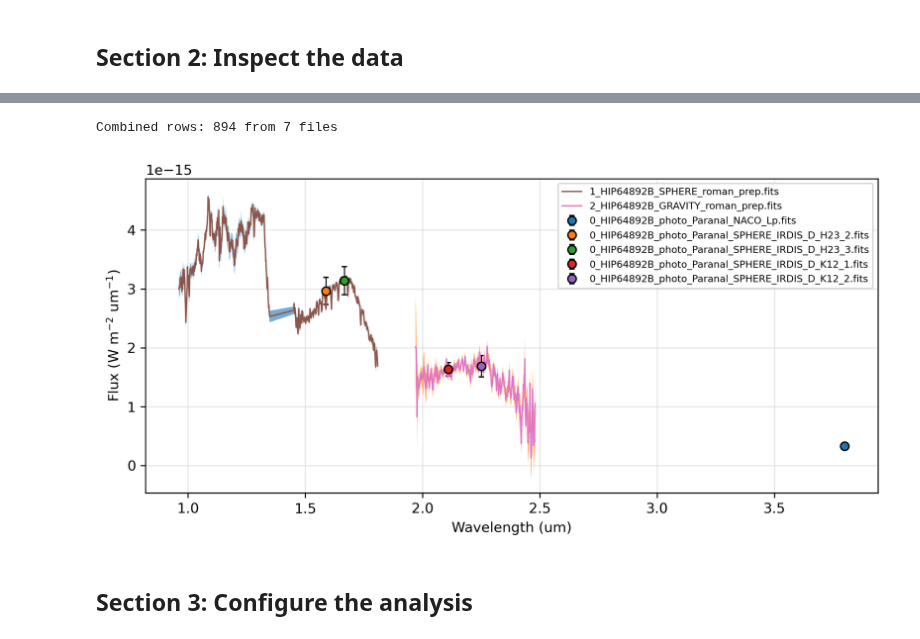
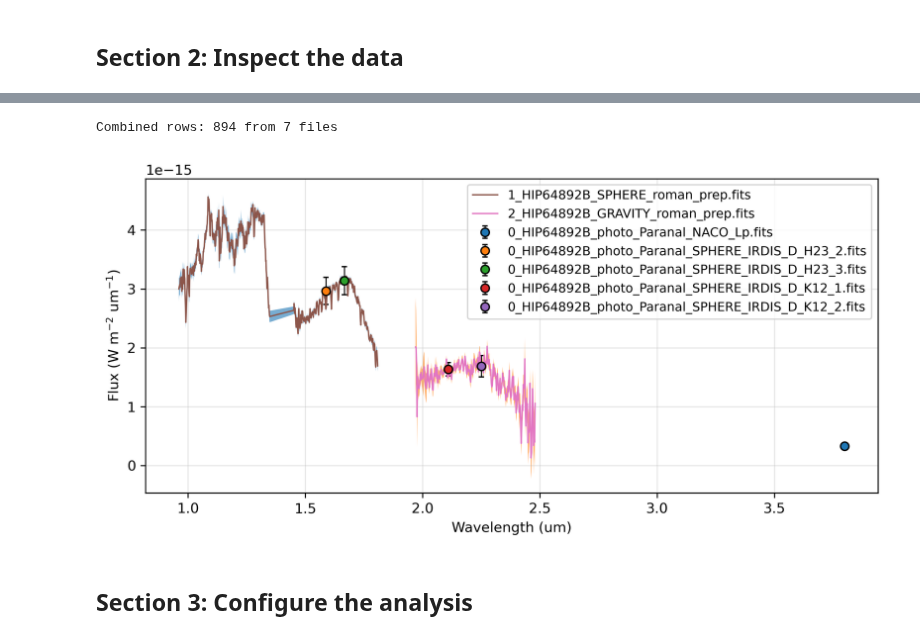
Before and after one commit to exoAtmospheres/ForMoSA, a Jupyter notebook: docs/tutorials/mosaic/hip64892b/tutorial_mosaic.ipynb, the cells around one changed output, grey strips where cells are left out. Saved outputs shown, nothing was run; the diff lists cells and outputs as text; code cells hidden in the pictures.

```diff
--- a/docs/tutorials/mosaic/hip64892b/tutorial_mosaic.ipynb
+++ b/docs/tutorials/mosaic/hip64892b/tutorial_mosaic.ipynb
@@ -202,25 +198,3 @@ HIP 64892 B is a bright, brown dwarf companion to the star HIP 64892
 - Teff: 2600 K
 # %% [markdown]
 ## Section 2: Inspect the data
-# %%
-from astropy.table import Table
-import matplotlib.pyplot as plt
-
-table = Table.read(PHOTO_FILE, format="fits")
-wav  = table["WAV"].data.astype(float)       # wavelength (µm)
-flx  = table["FLX"].data.astype(float)       # flux (W/m²/µm)
-err  = table["ERR"].data.astype(float)       # 1-σ uncertainty
-ins  = table["INS"].data                     # instrument names
-res  = table["RES"].data.astype(float)       # spectral resolution R = λ/Δλ
-
-print(f"Wavelength range : {wav.min():.4f} – {wav.max():.4f} µm")
-print(f"Number of points : {len(wav)}")
-print(f"Resolution R     : {res.mean():.0f} ± {res.std():.0f}  (mean ± std)")
-
-fig, ax = plt.subplots(figsize=(8, 4), sharex=True, dpi=300)
-ax.errorbar(wav, flx, yerr=err, color="C0", lw=0.8, label="AB Pic b  (SINFONI K)")
-ax.fill_between(wav, flx - err, flx + err, color="C1", alpha=0.2)
-ax.set_ylabel(r"Flux (W m$^{-2}$ µm$^{-1}$)")
-ax.legend()
-ax.grid(alpha=0.3)
-plt.tight_layout();
@@ -320,34 +289,34 @@ for fpath in fits_files:
 
     tbl = _read_fits_table(fpath)
     norm = _normalize_table(tbl, fpath.name, kind)
     tables.append(norm)
     per_file.append((fpath.name, kind, norm))
 
 combined_table = vstack(tables, metadata_conflicts="silent")
 print(f"Combined rows: {len(combined_table)} from {len(per_file)} files")
 combined_table[:5]
 
 fig, ax = plt.subplots(figsize=(8, 4), dpi=300)
 for name, kind, tbl in per_file:
     wav = np.array(tbl["wav"], dtype=float)
     flx = np.array(tbl["flx"], dtype=float)
     err = np.array(tbl["err"], dtype=float)
     order = np.argsort(wav)
 
     if kind == "photometry":
         ax.errorbar(wav, flx, yerr=err, fmt="o", mec="k", ecolor="k", ms=6, capsize=2, lw=0.8, label=name)
     else:
         ax.plot(wav[order], flx[order], lw=1, label=name)
         if np.isfinite(err).any():
             ax.fill_between(wav[order], flx[order] - err[order], flx[order] + err[order], alpha=0.6)
 
 ax.set_xlabel("Wavelength (um)")
 ax.set_ylabel(r"Flux (W m$^{-2}$ um$^{-1}$)")
 ax.grid(alpha=0.3)
-ax.legend(fontsize=7, ncol=1)
+ax.legend(fontsize=9, loc="upper right", framealpha=0.8, borderaxespad=0.5)
 plt.tight_layout();
 # %% [output]
 Combined rows: 894 from 7 files
-[figure, old version]
+[figure, new version]
 # %% [markdown]
 ## Section 3: Configure the analysis
```
Also changed, not shown: parts of 25 cells of this notebook, 29 other files.
